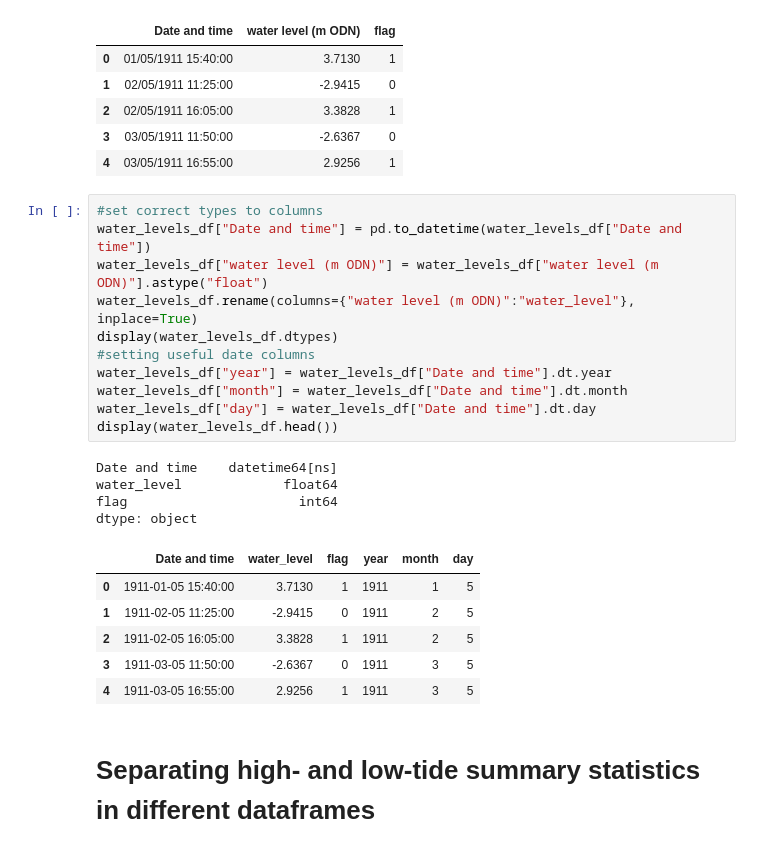
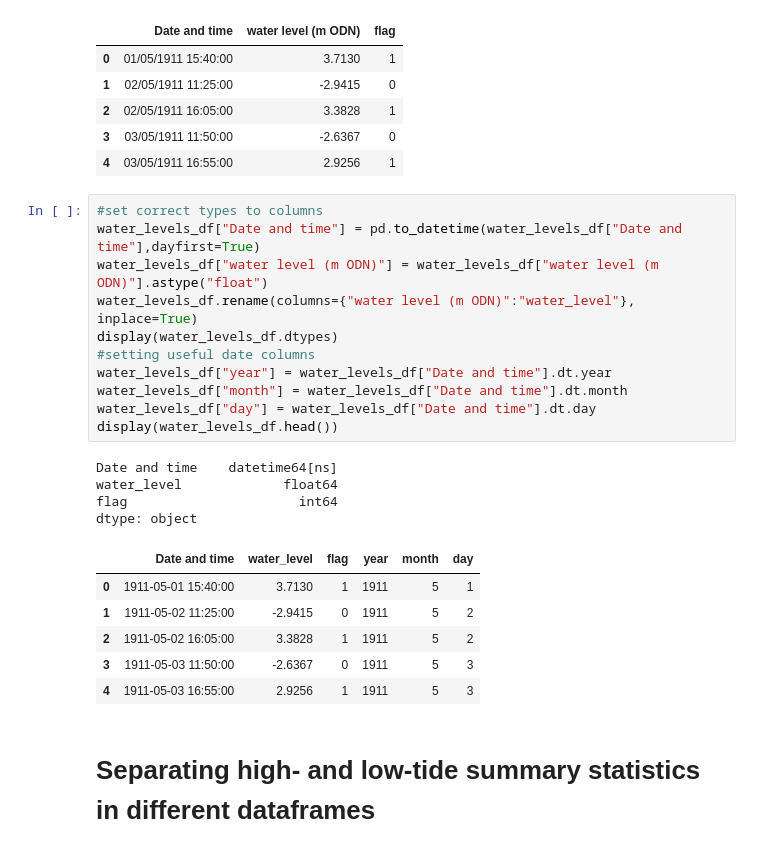
Before and after one commit to daeb2222/Analyzing-River-Thames-Water-Levels, a Jupyter notebook: notebook.ipynb, the cells around one changed output. Drawn from its saved outputs; the diff is of its cells as text.

```diff
--- a/notebook.ipynb
+++ b/notebook.ipynb
@@ -76,26 +76,26 @@ display(water_levels_df.head())
 | 4 | 03/05/1911 16:55:00 | 2.9256 | 1 |
 # %%
 #set correct types to columns
-water_levels_df["Date and time"] = pd.to_datetime(water_levels_df["Date and time"])
+water_levels_df["Date and time"] = pd.to_datetime(water_levels_df["Date and time"],dayfirst=True)
 water_levels_df["water level (m ODN)"] = water_levels_df["water level (m ODN)"].astype("float")
 water_levels_df.rename(columns={"water level (m ODN)":"water_level"}, inplace=True)
 display(water_levels_df.dtypes)
 #setting useful date columns
 water_levels_df["year"] = water_levels_df["Date and time"].dt.year
 water_levels_df["month"] = water_levels_df["Date and time"].dt.month
 water_levels_df["day"] = water_levels_df["Date and time"].dt.day
 display(water_levels_df.head())
 # %% [output]
 Date and time    datetime64[ns]
 water_level             float64
 flag                      int64
 dtype: object
 |  | Date and time | water_level | flag | year | month | day |
-| 0 | 1911-01-05 15:40:00 | 3.7130 | 1 | 1911 | 1 | 5 |
-| 1 | 1911-02-05 11:25:00 | -2.9415 | 0 | 1911 | 2 | 5 |
-| 2 | 1911-02-05 16:05:00 | 3.3828 | 1 | 1911 | 2 | 5 |
-| 3 | 1911-03-05 11:50:00 | -2.6367 | 0 | 1911 | 3 | 5 |
-| 4 | 1911-03-05 16:55:00 | 2.9256 | 1 | 1911 | 3 | 5 |
+| 0 | 1911-05-01 15:40:00 | 3.7130 | 1 | 1911 | 5 | 1 |
+| 1 | 1911-05-02 11:25:00 | -2.9415 | 0 | 1911 | 5 | 2 |
+| 2 | 1911-05-02 16:05:00 | 3.3828 | 1 | 1911 | 5 | 2 |
+| 3 | 1911-05-03 11:50:00 | -2.6367 | 0 | 1911 | 5 | 3 |
+| 4 | 1911-05-03 16:55:00 | 2.9256 | 1 | 1911 | 5 | 3 |
 # %% [markdown]
 # Separating high- and low-tide summary statistics in different dataframes
 # %%
```
Also changed, not shown: parts of 14 cells of this notebook.
